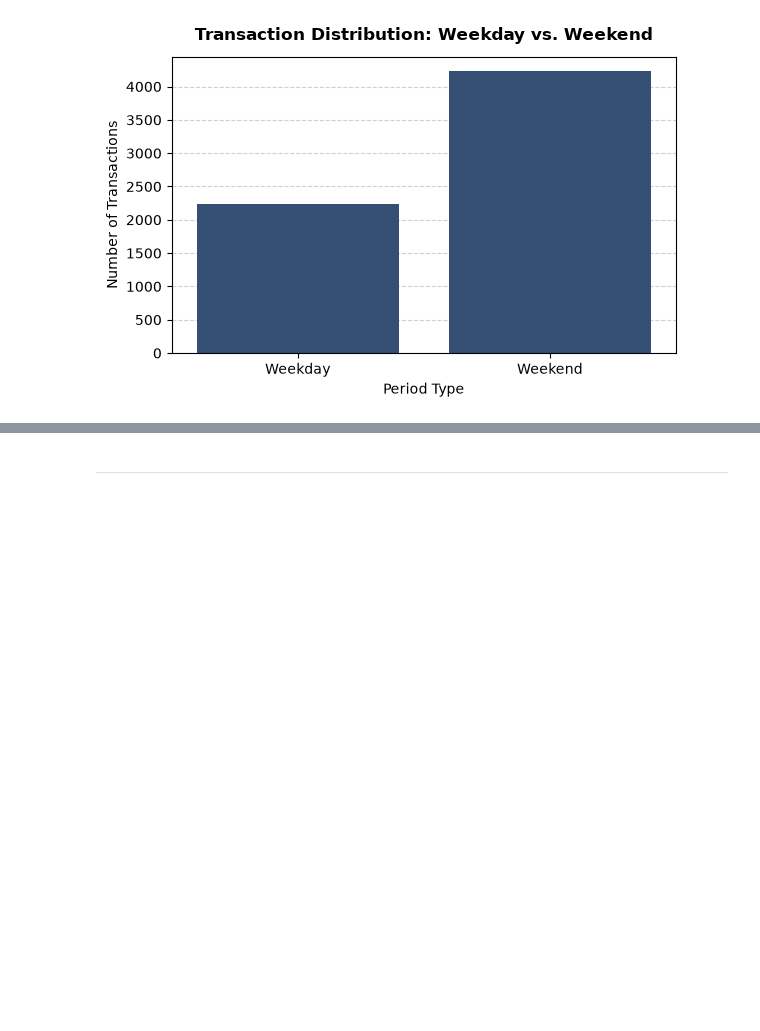
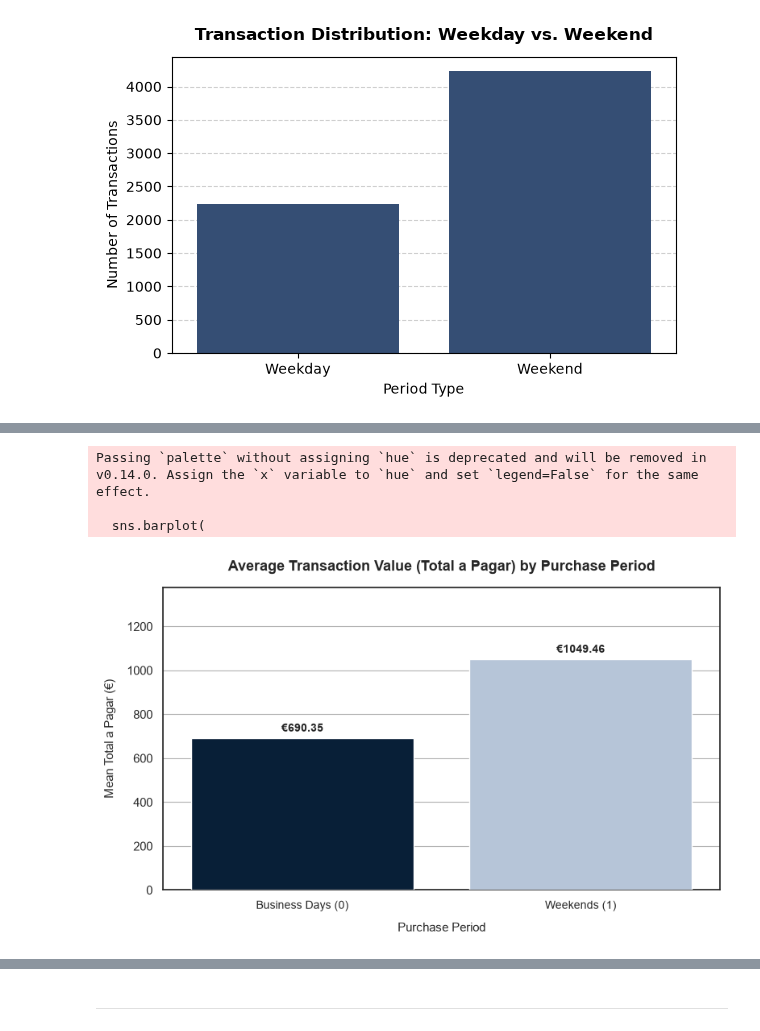
Before and after one commit to Diogosousa03/ML_Grupo18, a Jupyter notebook: notebooks/train/2_DataCleaning.ipynb, the cells around one changed output, grey strips where cells are left out. Drawn from its saved outputs; the diff is of its cells as text; code cells hidden in the pictures; blank space fills up the shorter version.

```diff
--- a/notebooks/train/2_DataCleaning.ipynb
+++ b/notebooks/train/2_DataCleaning.ipynb
@@ -218,3 +401,69 @@ plt.show()
+# %%
+import matplotlib.pyplot as plt
+import seaborn as sns
+
+# Prepare a temporary copy with descriptive period labels
+df_fin = df_clean.copy()
+df_fin['period_label'] = df_fin['is_weekend'].map(
+    {0: 'Business Days (0)', 1: 'Weekends (1)'}
+)
+
+# Configure the plot with Navy styling and background grid lines
+fig, ax = plt.subplots(figsize=(8, 5))
+sns.set_theme(style='white')
+
+ax.set_axisbelow(True)
+ax.yaxis.grid(True, color='#b0b0b0', linestyle='-', linewidth=0.8, zorder=0)
+
+# Bar plot representing the mean 'Total a Pagar' by period
+sns.barplot(
+    data=df_fin,
+    x='period_label',
+    y='Total a Pagar',
+    order=['Business Days (0)', 'Weekends (1)'],
+    palette=['#001f3f', '#b0c4de'],
+    ax=ax,
+    zorder=3,
+    errorbar=None,
+)
+
+plt.title(
+    'Average Transaction Value (Total a Pagar) by Purchase Period',
+    fontsize=13,
+    fontweight='bold',
+    pad=15,
+)
+plt.xlabel('Purchase Period', fontsize=11, labelpad=10)
+plt.ylabel('Mean Total a Pagar (€)', fontsize=11, labelpad=10)
+plt.xticks(fontsize=10)
+
+# Add exact monetary values on top of the bars
+for p in ax.patches:
+  height = p.get_height()
+  if height > 0:
+    ax.annotate(
+        f'€{height:.2f}',
+        (p.get_x() + p.get_width() / 2.0, height),
+        ha='center',
+        va='bottom',
+        xytext=(0, 4),
+        textcoords='offset points',
+        fontsize=10,
+        fontweight='bold',
+        zorder=4,
+    )
+
+# Dynamically expand the y-axis limit by 18% to give a clean breathing room inside the frame
+y_max = ax.get_ylim()[1]
+plt.ylim(0, y_max * 1.25)
+
+plt.tight_layout()
+plt.show()
+# %% [output]
+Passing `palette` without assigning `hue` is deprecated and will be removed in v0.14.0. Assign the `x` variable to `hue` and set `legend=False` for the same effect.
+
+  sns.barplot(
+[figure, added]
 # %% [markdown]
 **Conclusions:**
 * **Temporal Feature Extraction & Validation**: Decomposing raw purchase timestamps into structured numerical components (purchase_year, purchase_month, purchase_day, purchase_dayofweek, purchase_quarter, and is_weekend) successfully operationalizes calendar-based dynamics. Translating raw temporal data into explicit features equips tree-based models with clear, partitionable boundaries to accurately capture seasonal peaks and weekly customer purchasing habits.
```
Also changed, not shown: parts of 25 cells of this notebook, 3 other files.
